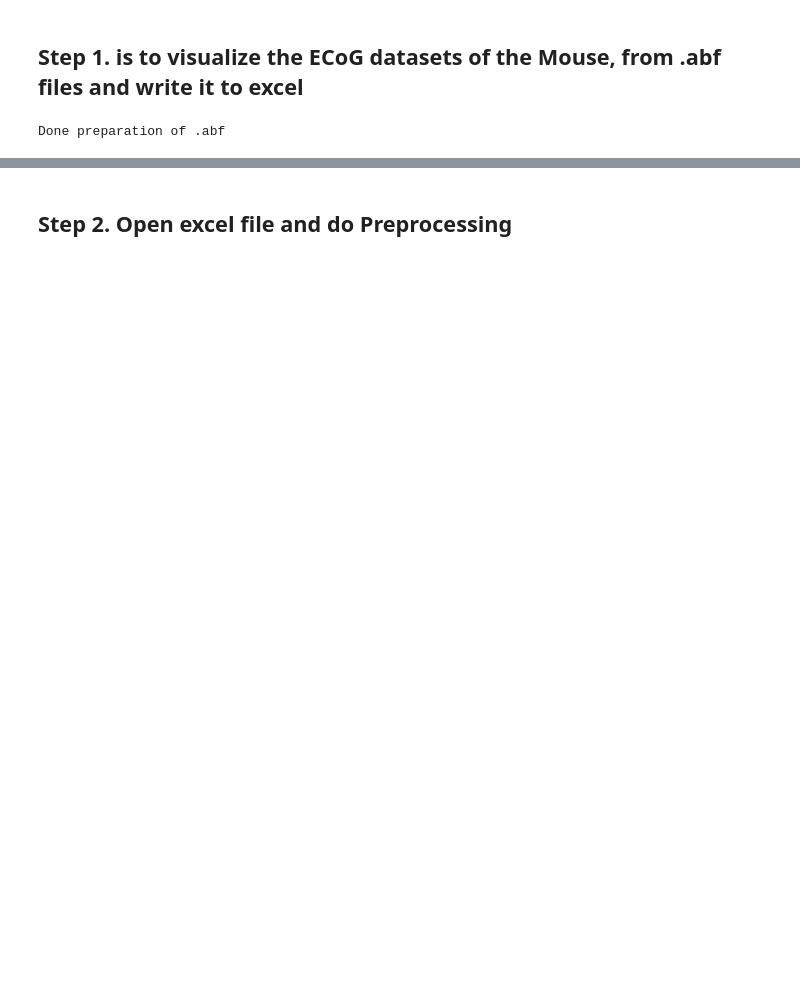
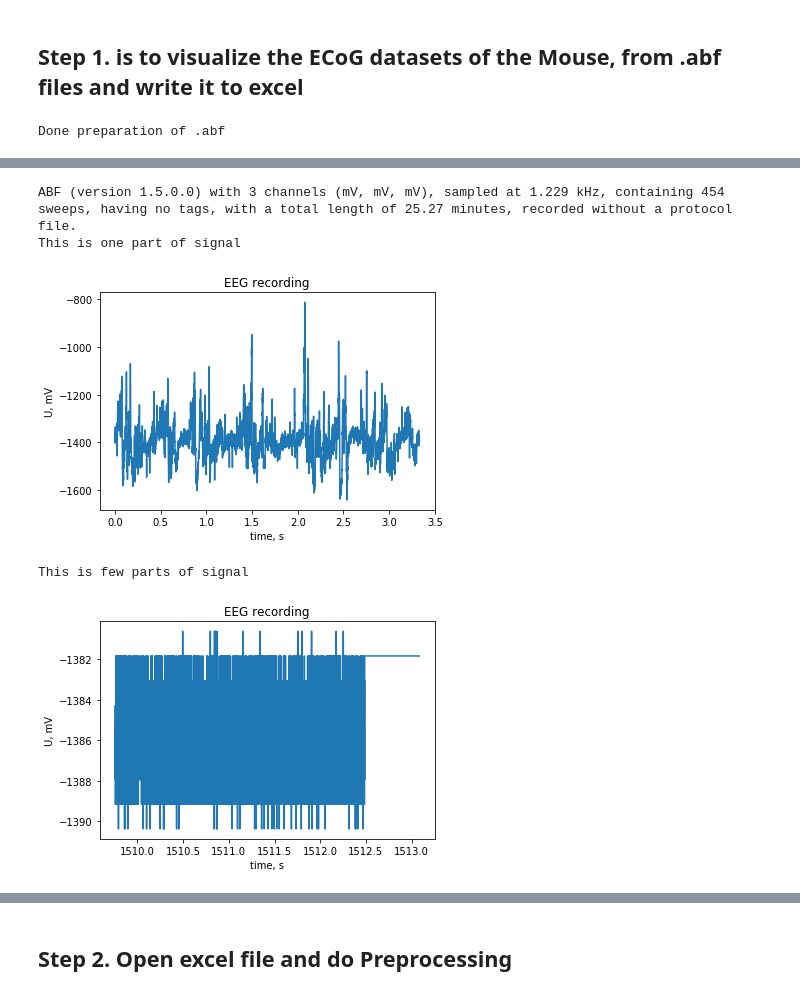
Before and after one commit to ViktoriiaGaidar/PhD-Work, a Jupyter notebook: MouseDataset Analysis.ipynb, the cells around one changed output, grey strips where cells are left out. Drawn from its saved outputs; the diff is of its cells as text; code cells hidden in the pictures; blank space fills up the shorter version.

```diff
--- a/MouseDataset Analysis.ipynb
+++ b/MouseDataset Analysis.ipynb
@@ -69 +108,80 @@ print("Done convert .abf to .xlsx")
+# %%
+import pyabf
+import matplotlib.pyplot as plt
+import matplotlib.image as mpimg
+import numpy as np
+import pandas as pd
+
+#List with name of the ECoG files
+List_of_files = ["131010_002[1-425]",
+                 "131010_003[1-411]",
+                 "131011_002[1-432]",
+                 "131011_003[1-300]",
+                 "131015_001[1-1324]",
+                 "131018_004[1-375]",
+                 "131024_001.1[1-258]",
+                 "131028_001[1-320]",
+                 "131029_003[1-289]",
+                 "131029_004[1-188]",
+                 "131031_001[1-336]",
+                 "131103_001[1-454]",
+                 "131104_001[1-517]",
+                 "131104_002[1-415]"
+                ]
+
+file_name = ["131103_001[1-454]"]
+
+def plot_signal(abf, number_of_sweep):
+    temp_sweep = 1
+    time = np.array([])
+    action_potential = np.array([])
+
+    sweepList = [temp_sweep*i for i in range(number_of_sweep)]
+    print("Start to plot signal")
+    for sweep in  abf.sweepList:                  #sweep - is a time window of the signal
+        abf.setSweep(sweep, absoluteTime = True)
+        #write the continious file (time)
+        time = np.concatenate((time,abf.sweepX))
+        #write the continious file (potential pA values)
+        action_potential = np.concatenate((action_potential, abf.sweepY))
+    plt.title("EEG recording")
+    plt.xlabel("time, s")
+    plt.ylabel("U,mV")
+    ymin = min(action_potential); ymax = max(action_potential)
+    #plt.ylim(ymin, ymax)
+    plt.plot(abf.sweepX, abf.sweepY)
+    plt.show()
+    print("End plotting data")
+
+
+def simple_plot_signal(abf, n):
+    sweep = n
+    time = abf.sweepX
+    action_potential = abf.sweepY
+    print("Start to simple plot signal")
+    plt.title("EEG recording")
+    plt.xlabel("time, s")
+    plt.ylabel("U,mV")
+    ymin = min(action_potential); ymax = max(action_potential)
+    #plt.ylim(ymin, ymax)
+    plt.plot(abf.sweepX, abf.sweepY)
+    plt.show()
+    print("End simple plotting data")
+
+# --------------------- Open abf and plot it at specific time --------------------#
+for name in file_name:
+        abf = pyabf.ABF(name + ".abf")
+        print(abf)
+        print("This is one part of signal")
+        simple_plot_signal(abf, 3)
+        print("This is few parts of signal")
+        plot_signal(abf,3)
+print("Done plotting .abf time series for few sweeps ")
+# --------------------------------------------------------------------------------#
+# %% [output]
+ABF (version 1.5.0.0) with 3 channels (mV, mV, mV), sampled at 1.229 kHz, containing 454 sweeps, having no tags, with a total length of 25.27 minutes, recorded without a protocol file.
+This is one part of signal
+[figure, added]
+This is few parts of signal
+[figure, added]
 # %% [markdown]
```
Also changed, not shown: parts of 37 cells of this notebook.
